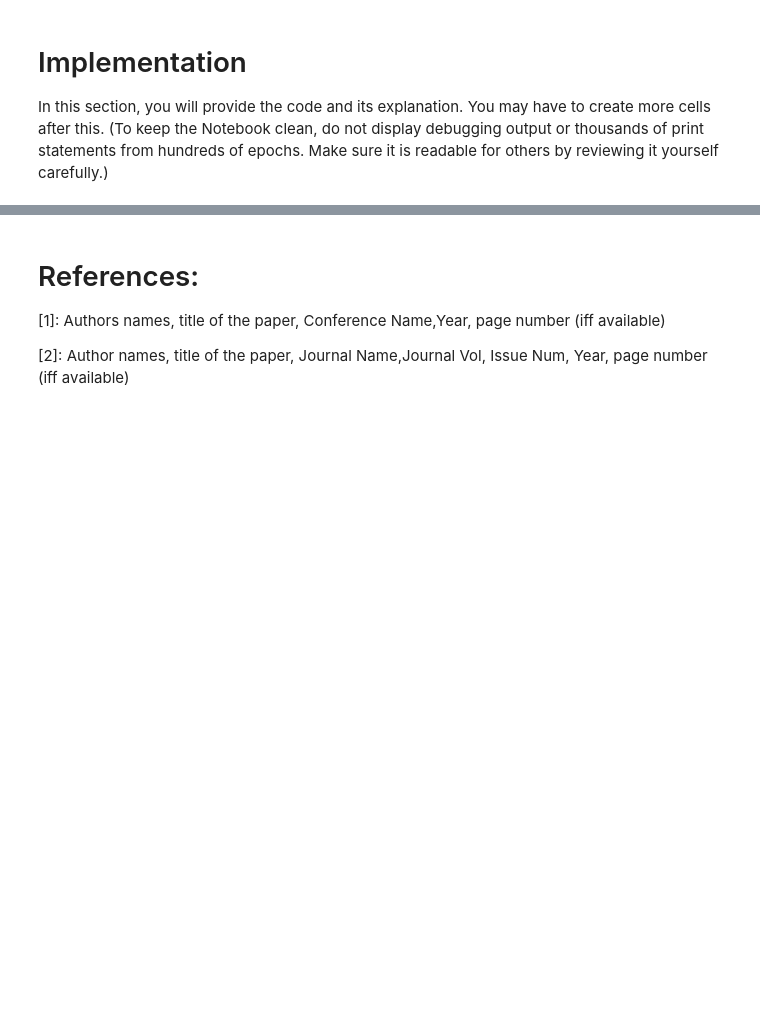
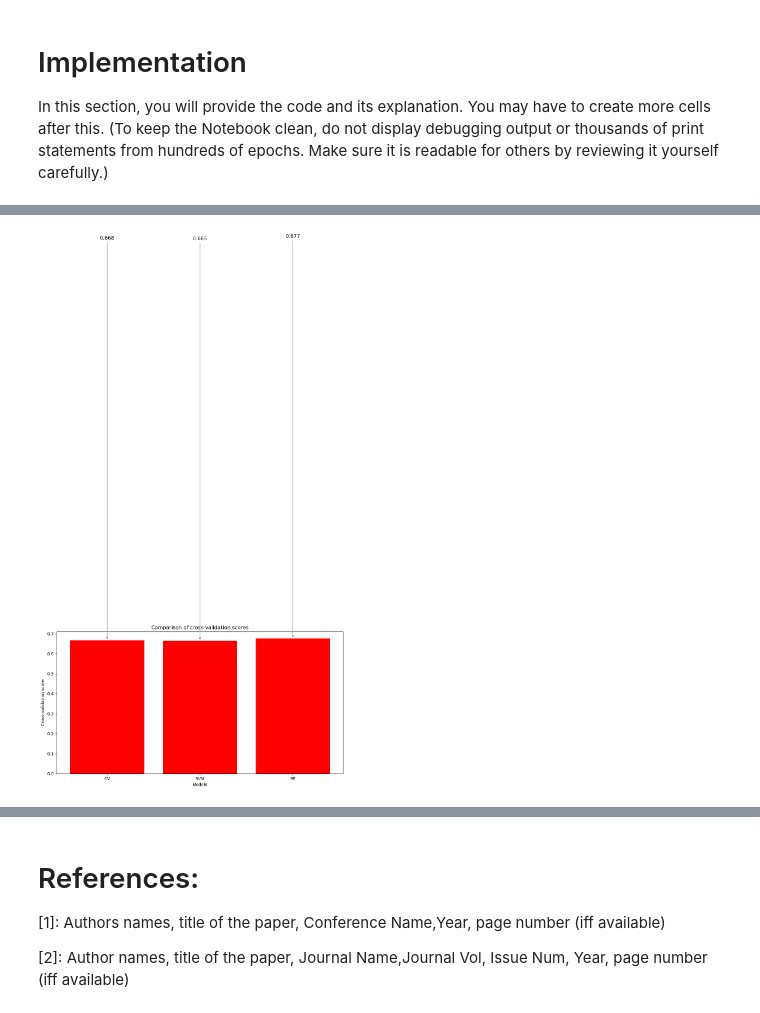
Before and after one commit to zameer96/mlp_project_final, a Jupyter notebook: AIDI_1002_Final_Project_Template.ipynb, the cells around one changed output, grey strips where cells are left out. Drawn from its saved outputs; the diff is of its cells as text; code cells hidden in the pictures; blank space fills up the shorter version.

```diff
--- a/AIDI_1002_Final_Project_Template.ipynb
+++ b/AIDI_1002_Final_Project_Template.ipynb
@@ -58,0 +126,3 @@ Write what you have learnt in this project. In particular, write few sentences a
+# %%
+df_teams_2010 = df_teams.drop(['date','Margin', 'Ground'], axis=1)
+# df_teams_2010.head()
@@ -58,0 +159,4 @@ Write what you have learnt in this project. In particular, write few sentences a
+# %%
+ranking = pd.read_csv("datasets/icc_rankings.csv")
+fixtures = pd.read_csv("datasets/fixtures.csv")
+pred_set = []
@@ -58,0 +200,12 @@ Write what you have learnt in this project. In particular, write few sentences a
+# %%
+# Interpret the model results
+
+predictions = rf.predict(pred_set)
+for i in range(fixtures.shape[0]):
+    print(backup_pred_set.iloc[i, 1] + " and " + backup_pred_set.iloc[i, 0])
+    if predictions[i] == 1:
+        print("Winner: " + backup_pred_set.iloc[i, 1])
+
+    else:
+        print("Winner: " + backup_pred_set.iloc[i, 0])
+    print("")
@@ -58,0 +460,28 @@ Write what you have learnt in this project. In particular, write few sentences a
+# %%
+import matplotlib.pyplot as plt
+
+# Example data
+models = ['CV', 'SVM', 'RF']
+cv_score = 0.668
+svm_score = 0.665
+rf_score = 0.677
+scores = [cv_score, svm_score, rf_score]
+
+# Create bar plot
+fig = plt.figure(figsize=(12,6))   # set the figure size to 8 x 6 inches
+plt.bar(models, scores,color='red')
+
+for i, v in enumerate(scores):
+    plt.annotate(str(v), xy=(i, v), xytext=(i, v + 2),
+                 ha='center', va='bottom', fontsize=12,
+                 arrowprops=dict(arrowstyle='->', color='gray'))
+
+# Add labels and title
+plt.xlabel('Models')
+plt.ylabel('Cross-validation score')
+plt.title('Comparison of cross-validation scores')
+
+# Display plot
+plt.show()
+# %% [output]
+[figure, added]
```
Also changed, not shown: parts of 40 cells of this notebook, 2 other files.
